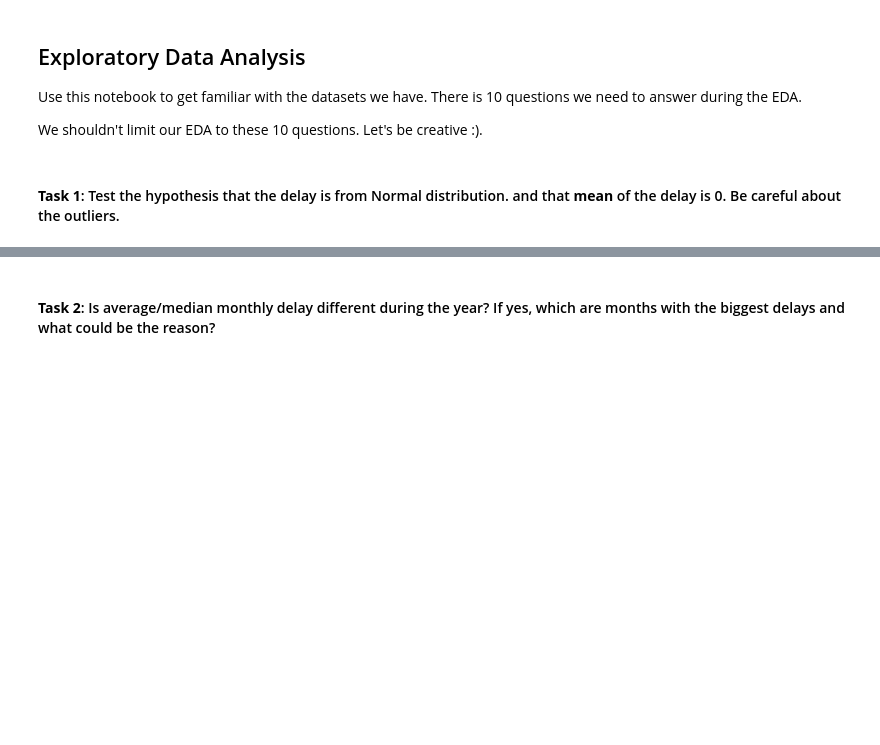
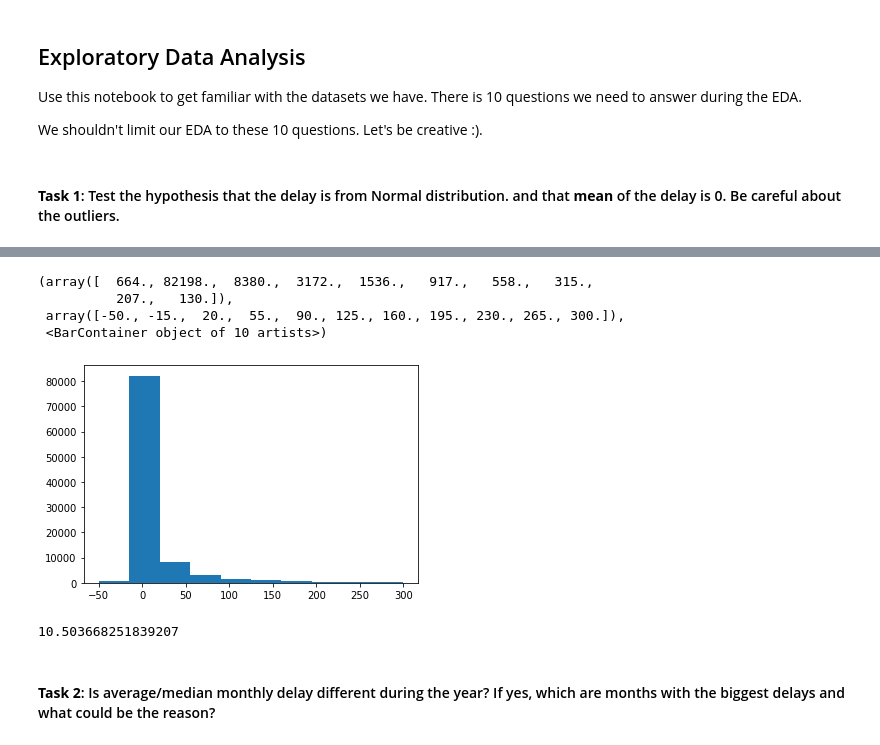
Before and after one commit to JohnathanJack/Predicting-Flight-Delays, a Jupyter notebook: exploratory_analysis.ipynb, the cells around one changed output, grey strips where cells are left out. Saved outputs shown, nothing was run; the diff lists cells and outputs as text; code cells hidden in the pictures; blank space fills up the shorter version.

```diff
--- a/exploratory_analysis.ipynb
+++ b/exploratory_analysis.ipynb
@@ -18,2 +46,14 @@ passenger_df = pd.read_feather('data/v1_clean_passenger')
+# %%
+plt.hist(old_flight_df['dep_delay'], range=(-50, 300))
+# %% [output]
+(array([  664., 82198.,  8380.,  3172.,  1536.,   917.,   558.,   315.,
+          207.,   130.]),
+ array([-50., -15.,  20.,  55.,  90., 125., 160., 195., 230., 265., 300.]),
+ <BarContainer object of 10 artists>)
+[figure, added]
+# %%
+old_flight_df['dep_delay'].mean()
+# %% [output]
+10.503668251839207
 # %% [markdown]
 #### **Task 2**: Is average/median monthly delay different during the year? If yes, which are months with the biggest delays and what could be the reason?
```
Also changed, not shown: parts of 22 cells of this notebook, 10 other files.
